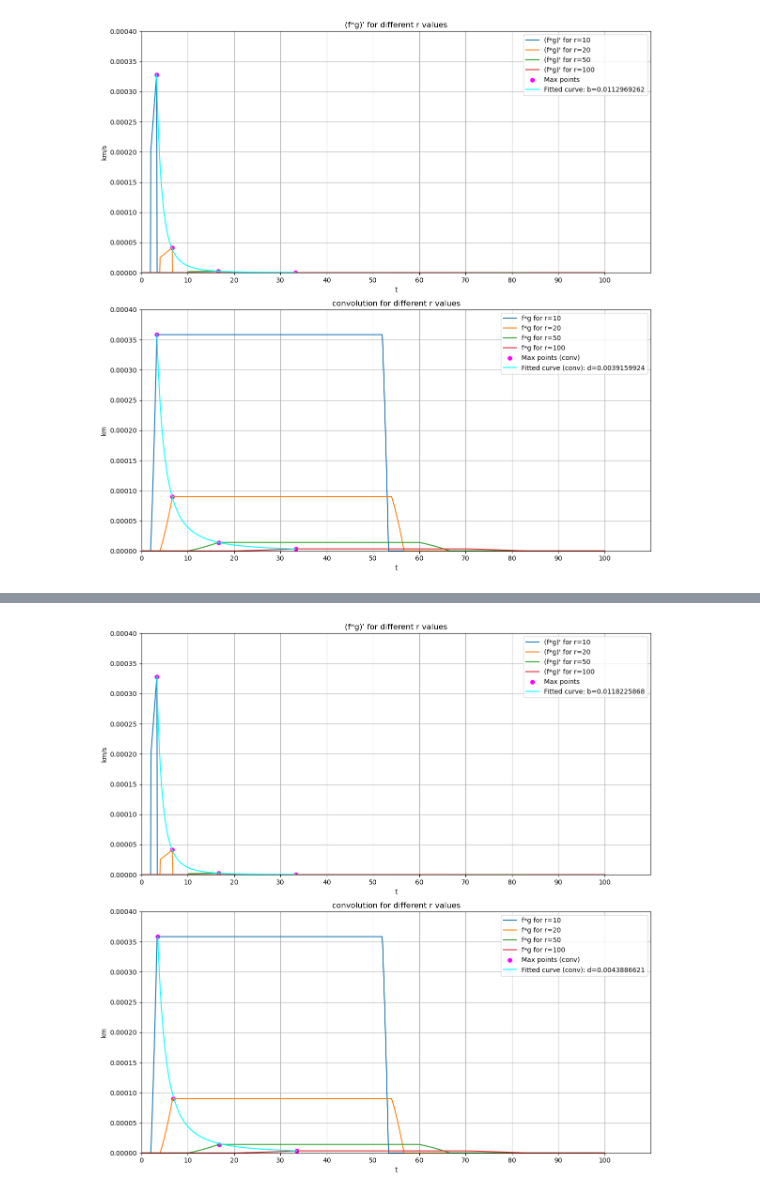
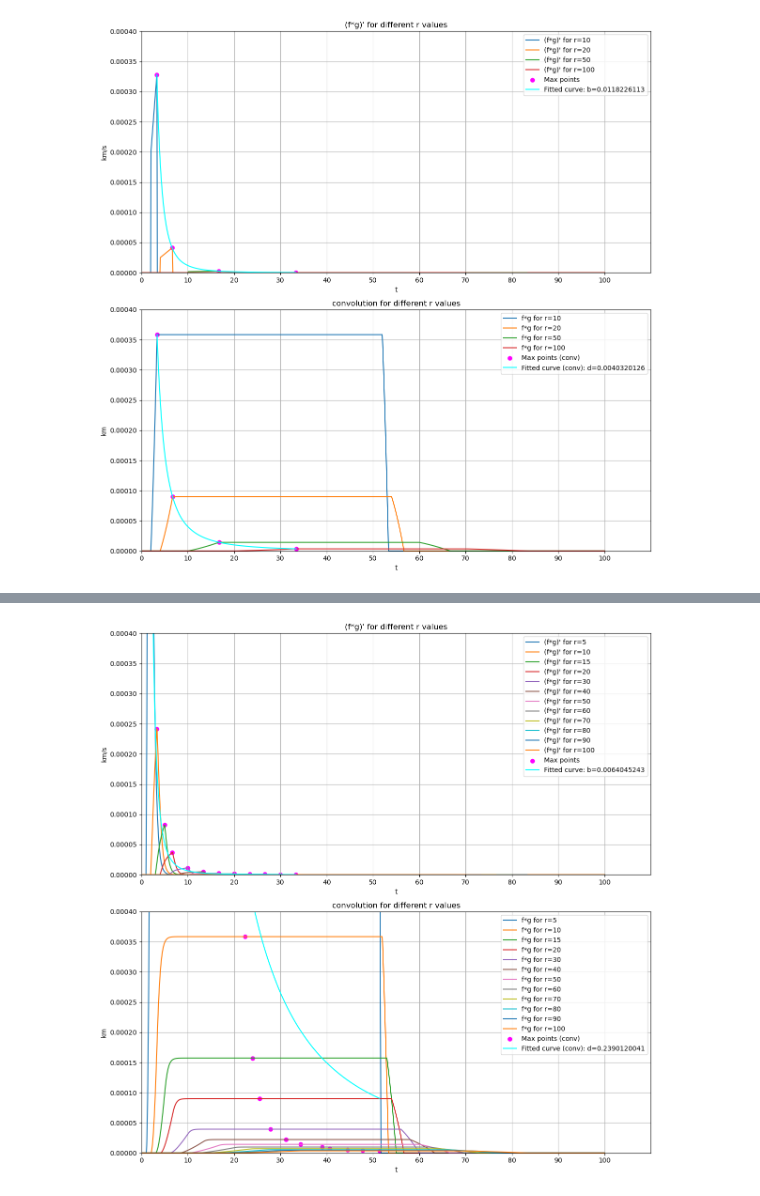
Before and after one commit to SKvr-46/Wavenumber_Spectrum, a Jupyter notebook: Convolution.ipynb, the cells around one changed output, grey strips where cells are left out. Cells and saved outputs as stored; diff of their text form; code cells hidden in the pictures.

```diff
--- a/Convolution.ipynb
+++ b/Convolution.ipynb
@@ -81,10 +226,10 @@ r_values = [10, 20, 50, 100]
 
 # 畳み込む関数
 def f(t):
-    return np.heaviside(t, 1)
+    return np.heaviside(t, 0)
 
 def g(t, r):
-    return t * (np.heaviside(t - r / alpha, 1) - np.heaviside(t - r / beta, 1)) / r ** 4
+    return t * (np.heaviside(t - r / alpha, 0) - np.heaviside(t - r / beta, 0)) / r ** 4
 
 # tの値
 t = np.linspace(0, 50, 1000)
@@ -249,20 +394,20 @@ plt.show()
 # %%
 import numpy as np
-from scipy import signal
+from scipy import signal, misc
 import matplotlib.pyplot as plt
 from scipy.optimize import curve_fit
 
 # パラメータ
 alpha = 5
 beta = 3
-r_values = [10, 20, 50, 100]
+r_values = [5, 10, 15, 20, 30, 40, 50, 60, 70, 80, 90, 100]
 
 # 畳み込む関数
 def f(t):
-    return np.tanh(t/0.01)
+    return np.tanh(t)
 
 def g(t, r):
-    return t * (np.heaviside(t - r / alpha, 1) - np.heaviside(t - r / beta, 1)) / r ** 4
+    return t * (np.heaviside(t - r / alpha, 0) - np.heaviside(t - r / beta, 0)) / r ** 4
 
 # tの値
 t = np.linspace(0, 50, 1000)
@@ -283,15 +428,11 @@ max_values_conv = []
 max_t_values_conv = []
 
 for r in r_values:
-    # f,gを微分する
-    f_prime_t = np.gradient(f(t), dt)
-    g_prime_t = np.gradient(g(t, r), dt)
-
     # f*g 畳み込み
     conv = signal.convolve(f(t), g(t, r), mode='full') * dt
 
     # 畳み込みの微分(f*g)'
-    d_conv = np.gradient(conv, dt)
+    d_conv = misc.derivative(lambda x: np.interp(x, t_full, conv), t_full, dx=dt)
 
     # 速度の最大値とそうなるtを得る
     max_value = np.max(d_conv)
@@ -333,34 +474,34 @@ y_fit_conv = func_2d(t_fit_conv, d_opt)
 # Plot max_t_values and max_values
 axs[0].scatter(max_t_values, max_values, color='magenta', label='Max points')
 axs[0].plot(t_fit, y_fit, color='cyan', label=f'Fitted curve: b={b_opt:.10f}')
 axs[0].legend()
 
 # Plot the new fitted function in axs[1]
 axs[1].scatter(max_t_values_conv, max_values_conv, color='magenta', label='Max points (conv)')
 axs[1].plot(t_fit_conv, y_fit_conv, color='cyan', label=f'Fitted curve (conv): d={d_opt:.10f}')
 axs[1].legend()
 
 # Titles and labels
 axs[0].set_title("(f*g)' for different r values")
 axs[0].set_xlabel('t')
 axs[0].set_ylabel('km/s')
 
 axs[1].set_title("convolution for different r values")
 axs[1].set_xlabel('t')
 axs[1].set_ylabel('km')
 
 # Add legends and titles
 for ax in axs:
     ax.legend()
     ax.grid(True)
     ax.set_xlim([0, 110])
     ax.set_ylim([0, 0.0004])
     ax.set_xticks(np.arange(0, 110, 10))
 
 plt.tight_layout()
 plt.show()
 # %% [output]
-[figure, old version]
+[figure, new version]
 # %%
 import matplotlib.pyplot as plt
 import numpy as np
```
Also changed, not shown: parts of 24 cells of this notebook, 1 other file.
